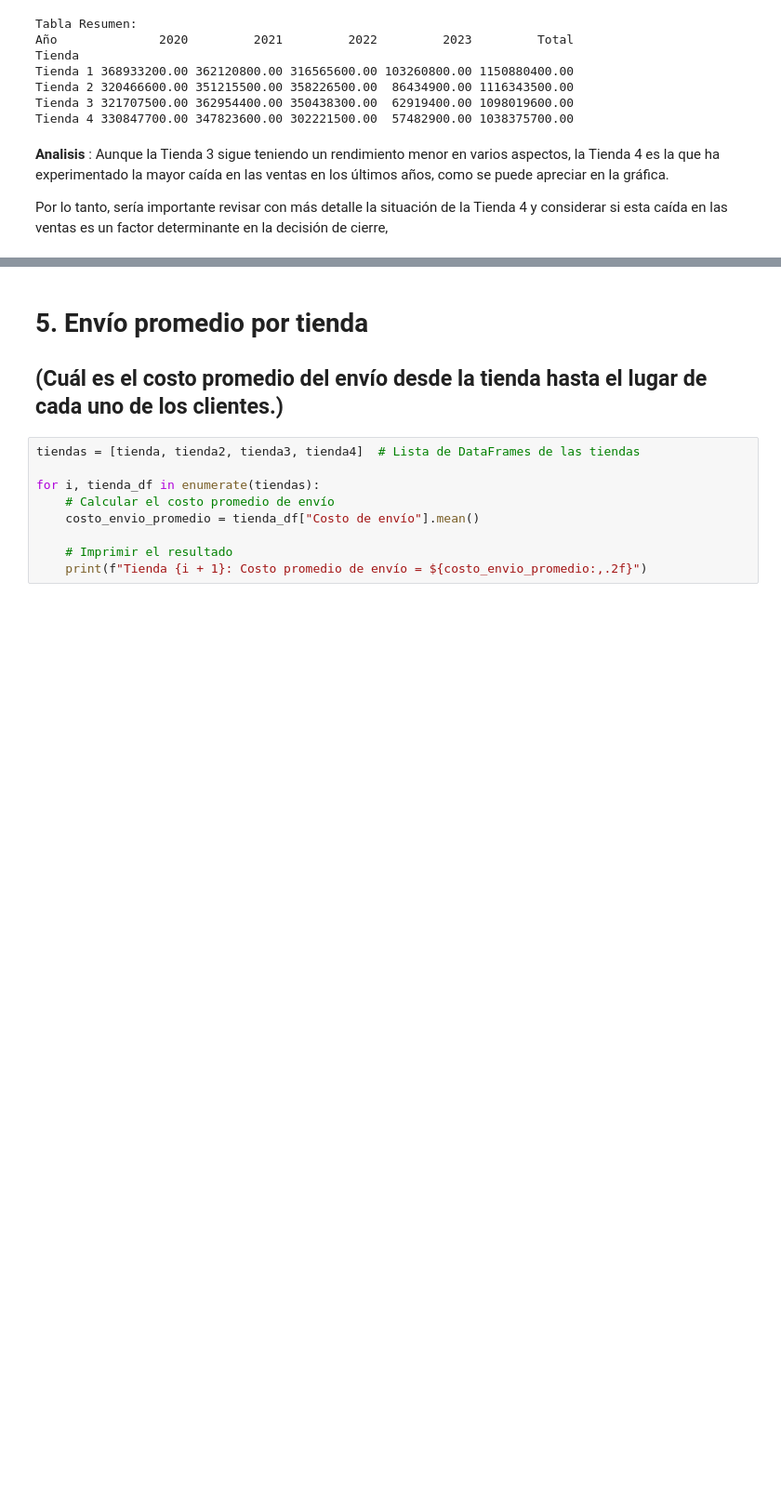
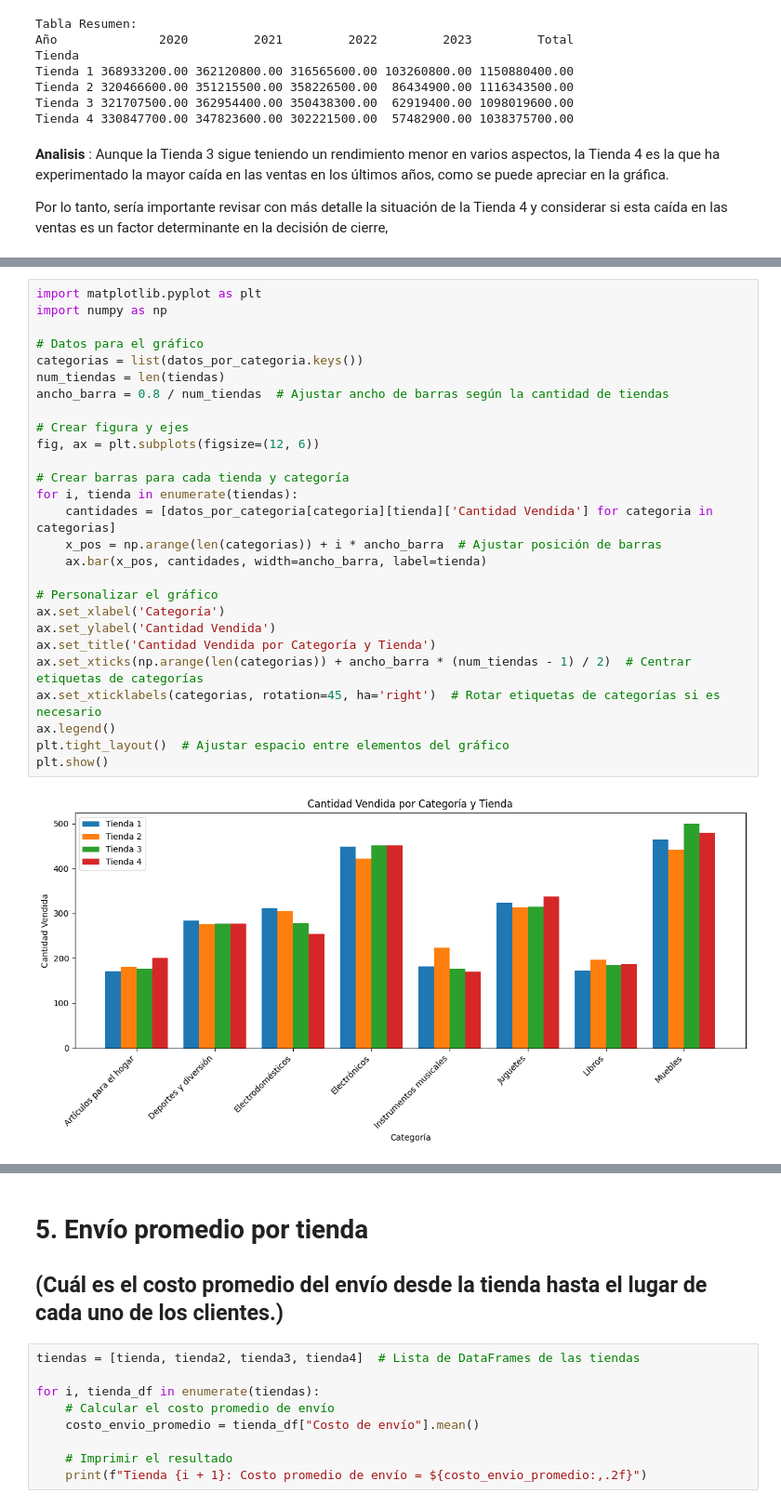
Before and after one commit to BibiTC/DS-challenge-modelado-datos-python, a Jupyter notebook: AluraStoreLatam.ipynb, the cells around one changed output, grey strips where cells are left out. Shown at 93% size. Saved outputs shown, nothing was run; the diff lists cells and outputs as text; blank space fills up the shorter version.

```diff
--- a/AluraStoreLatam.ipynb
+++ b/AluraStoreLatam.ipynb
@@ -395,0 +312,29 @@ print(tabla_unificada)
+# %%
+import matplotlib.pyplot as plt
+import numpy as np
+
+# Datos para el gráfico
+categorias = list(datos_por_categoria.keys())
+num_tiendas = len(tiendas)
+ancho_barra = 0.8 / num_tiendas  # Ajustar ancho de barras según la cantidad de tiendas
+
+# Crear figura y ejes
+fig, ax = plt.subplots(figsize=(12, 6))
+
+# Crear barras para cada tienda y categoría
+for i, tienda in enumerate(tiendas):
+    cantidades = [datos_por_categoria[categoria][tienda]['Cantidad Vendida'] for categoria in categorias]
+    x_pos = np.arange(len(categorias)) + i * ancho_barra  # Ajustar posición de barras
+    ax.bar(x_pos, cantidades, width=ancho_barra, label=tienda)
+
+# Personalizar el gráfico
+ax.set_xlabel('Categoría')
+ax.set_ylabel('Cantidad Vendida')
+ax.set_title('Cantidad Vendida por Categoría y Tienda')
+ax.set_xticks(np.arange(len(categorias)) + ancho_barra * (num_tiendas - 1) / 2)  # Centrar etiquetas de categorías
+ax.set_xticklabels(categorias, rotation=45, ha='right')  # Rotar etiquetas de categorías si es necesario
+ax.legend()
+plt.tight_layout()  # Ajustar espacio entre elementos del gráfico
+plt.show()
+# %% [output]
+[figure, added]
```
Also changed, not shown: parts of 41 cells of this notebook.
